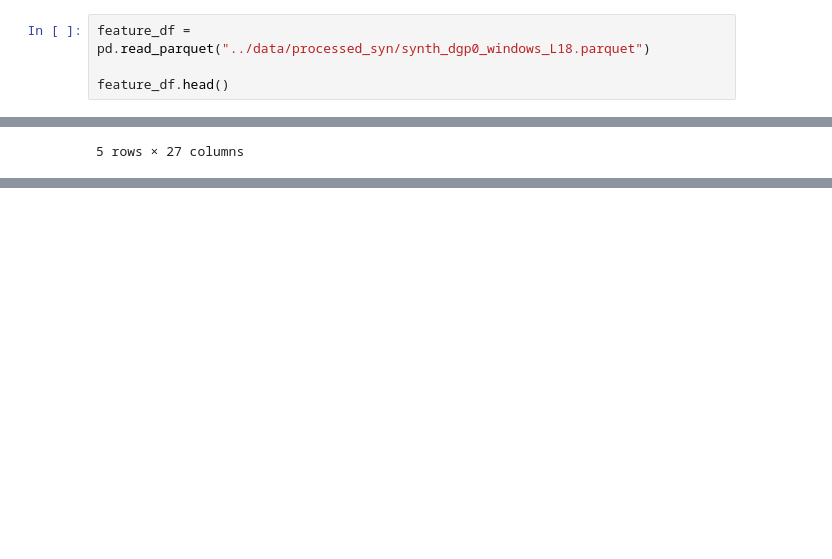
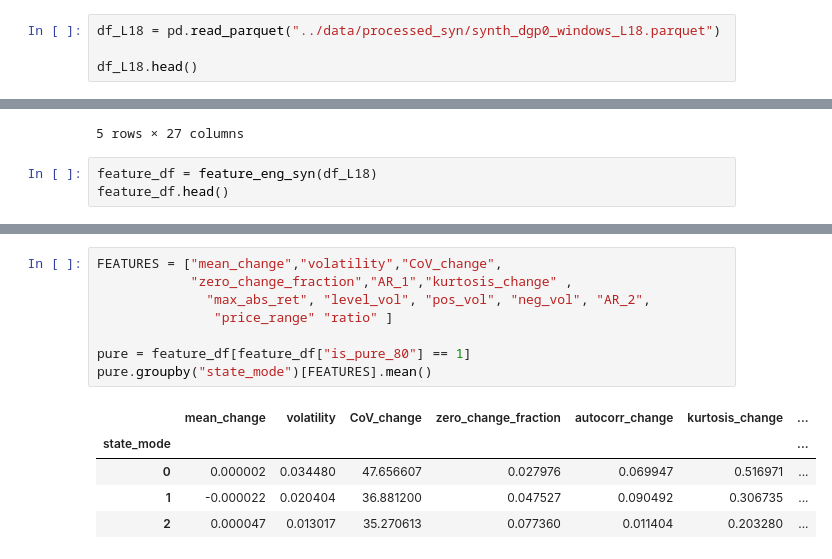
Before and after one commit to daniloldn/detecting-collusion, a Jupyter notebook: notebooks/simulation.ipynb, the cells around one changed output, grey strips where cells are left out. Drawn from its saved outputs; the diff is of its cells as text; blank space fills up the shorter version.

```diff
--- a/notebooks/simulation.ipynb
+++ b/notebooks/simulation.ipynb
@@ -30,7 +35,7 @@ plot_market_plotly(df, market_id=5)
 # %%
-feature_df = pd.read_parquet("../data/processed_syn/synth_dgp0_windows_L18.parquet")
+df_L18 = pd.read_parquet("../data/processed_syn/synth_dgp0_windows_L18.parquet")
 
-feature_df.head()
+df_L18.head()
 # %% [output]
 |  | market_id | window_start | window_end | window_length | Price 1 | Price 2 | Price 3 | Price 4 | Price 5 | ... |
 | 0 | 0 | 0 | 17 | 18 | 0.060889 | 0.060124 | 0.055855 | 0.047379 | 0.051012 | ... |
@@ -39,3 +44,6 @@ feature_df.head()
 | 3 | 0 | 3 | 20 | 18 | 0.047379 | 0.051012 | 0.050917 | 0.055131 | 0.036140 | ... |
 | 4 | 0 | 4 | 21 | 18 | 0.051012 | 0.050917 | 0.055131 | 0.036140 | 0.055256 | ... |
 5 rows × 27 columns
+# %%
+feature_df = feature_eng_syn(df_L18)
+feature_df.head()
@@ -41,0 +58,14 @@ feature_df.head()
+# %%
+FEATURES = ["mean_change","volatility","CoV_change",
+            "zero_change_fraction","AR_1","kurtosis_change" ,
+              "max_abs_ret", "level_vol", "pos_vol", "neg_vol", "AR_2",
+               "price_range" "ratio" ]
+
+pure = feature_df[feature_df["is_pure_80"] == 1]
+pure.groupby("state_mode")[FEATURES].mean()
+# %% [output]
+|  | mean_change | volatility | CoV_change | zero_change_fraction | autocorr_change | kurtosis_change | ... |
+| state_mode |  |  |  |  |  |  | ... |
+| 0 | 0.000002 | 0.034480 | 47.656607 | 0.027976 | 0.069947 | 0.516971 | ... |
+| 1 | -0.000022 | 0.020404 | 36.881200 | 0.047527 | 0.090492 | 0.306735 | ... |
+| 2 | 0.000047 | 0.013017 | 35.270613 | 0.077360 | 0.011404 | 0.203280 | ... |
```
Also changed, not shown: parts of 4 cells of this notebook, 1 other file.
